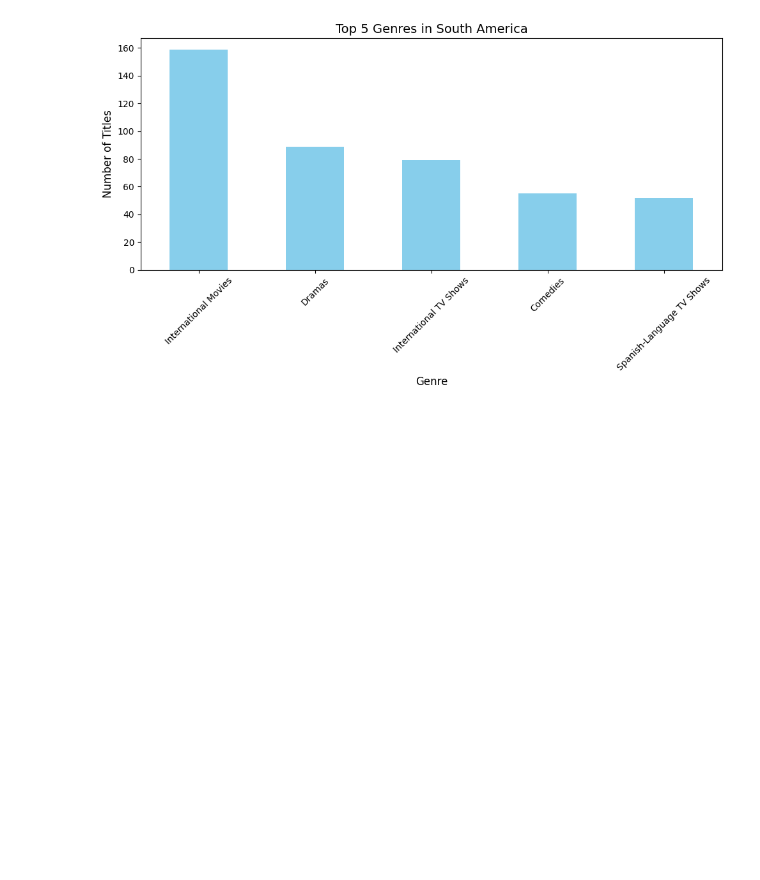
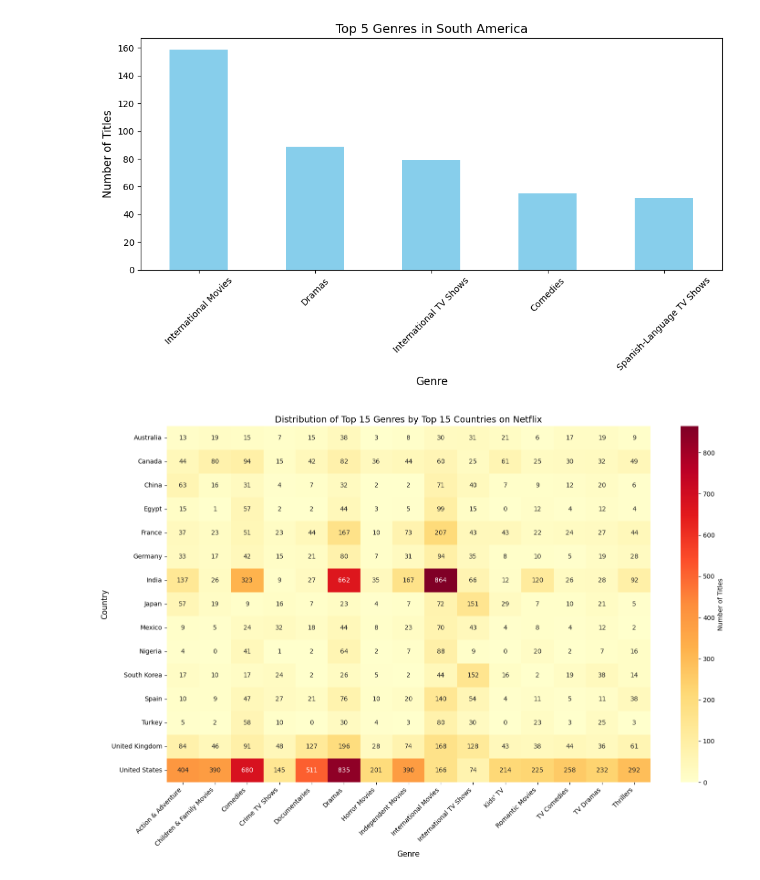
Before and after one commit to seungboAn/DATAthon, a Jupyter notebook: 김대환/joshworkspace.ipynb, the cells around one changed output. Saved outputs shown, nothing was run; the diff lists cells and outputs as text; code cells hidden in the pictures; blank space fills up the shorter version.

```diff
--- a/김대환/joshworkspace.ipynb
+++ b/김대환/joshworkspace.ipynb
@@ -506,3 +506,36 @@ for continent in genres_by_continent.index:
 [figure]
 [figure]
 [figure]
+# %%
+import seaborn as sns
+
+# 데이터 전처리
+country_genre_split = netflix_data.dropna(subset=['country', 'listed_in']).copy()
+country_genre_split = country_genre_split.assign(
+    country=country_genre_split['country'].str.split(', '),
+    listed_in=country_genre_split['listed_in'].str.split(', ')
+).explode('country').explode('listed_in')
+
+# 상위 15개 국가와 장르 선택
+top_countries = country_genre_split['country'].value_counts().head(15).index
+top_genres = country_genre_split['listed_in'].value_counts().head(15).index
+
+# 중복을 제거하고 국가-장르 매트릭스 생성
+country_genre_matrix = pd.DataFrame(
+    country_genre_split[
+        country_genre_split['country'].isin(top_countries) &
+        country_genre_split['listed_in'].isin(top_genres)
+    ].groupby(['country', 'listed_in']).size()
+).reset_index().pivot(index='country', columns='listed_in', values=0).fillna(0)
+
+# 히트맵 시각화
+plt.figure(figsize=(15, 10))
+sns.heatmap(country_genre_matrix, cmap='YlOrRd', annot=True, fmt='.0f', cbar_kws={'label': 'Number of Titles'})
+plt.title('Distribution of Top 15 Genres by Top 15 Countries on Netflix', fontsize=14)
+plt.xlabel('Genre', fontsize=12)
+plt.ylabel('Country', fontsize=12)
+plt.xticks(rotation=45, ha='right')
+plt.tight_layout()
+plt.show()
+# %% [output]
+[figure, added]
```
Also changed, not shown: parts of 1 cell of this notebook.
